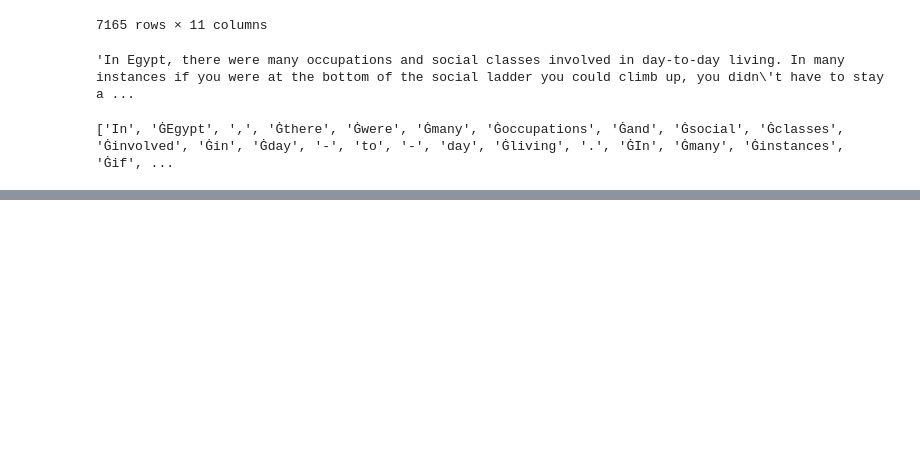
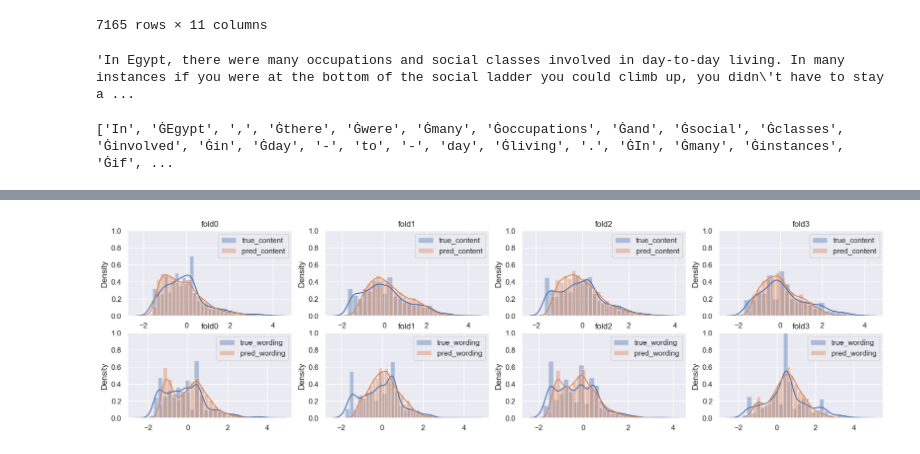
Before and after one commit to kfsky/CommonLit2023, a Jupyter notebook: notebooks/test.ipynb, the cells around one changed output, grey strips where cells are left out. Saved outputs shown, nothing was run; the diff lists cells and outputs as text; code cells hidden in the pictures; blank space fills up the shorter version.

```diff
--- a/notebooks/test.ipynb
+++ b/notebooks/test.ipynb
@@ -609,0 +737,39 @@ print(tokens)
+# %%
+# fold単位での分布を確認する(base)
+oof_df = pd.read_csv("../outputs/070/oof_df.csv")
+
+fig, ax = plt.subplots(2, 4, figsize=(20, 5))
+
+for fold in range(4):
+    sns.distplot(
+        x=oof_df[oof_df["fold"]==fold]["content"],
+        ax=ax[0][fold],
+        label="true_content"
+    )
+    sns.distplot(
+        x=oof_df[oof_df["fold"]==fold]["pred_content"],
+        ax=ax[0][fold],
+        label="pred_content"
+    )
+    sns.distplot(
+        x=oof_df[oof_df["fold"]==fold]["wording"],
+        ax=ax[1][fold],
+        label="true_wording"
+    )
+    sns.distplot(
+        x=oof_df[oof_df["fold"]==fold]["pred_wording"],
+        ax=ax[1][fold],
+        label="pred_wording"
+    )
+    # 縦軸のスケール設定
+    ax[0][fold].set_ylim(0, 1)
+    ax[1][fold].set_ylim(0, 1)
+
+
+    ax[0][fold].set_title(f"fold{fold}")
+    ax[1][fold].set_title(f"fold{fold}")
+
+    ax[0][fold].legend()
+    ax[1][fold].legend()
+# %% [output]
+[figure, added]
```
Also changed, not shown: parts of 22 cells of this notebook, 7 other files.
